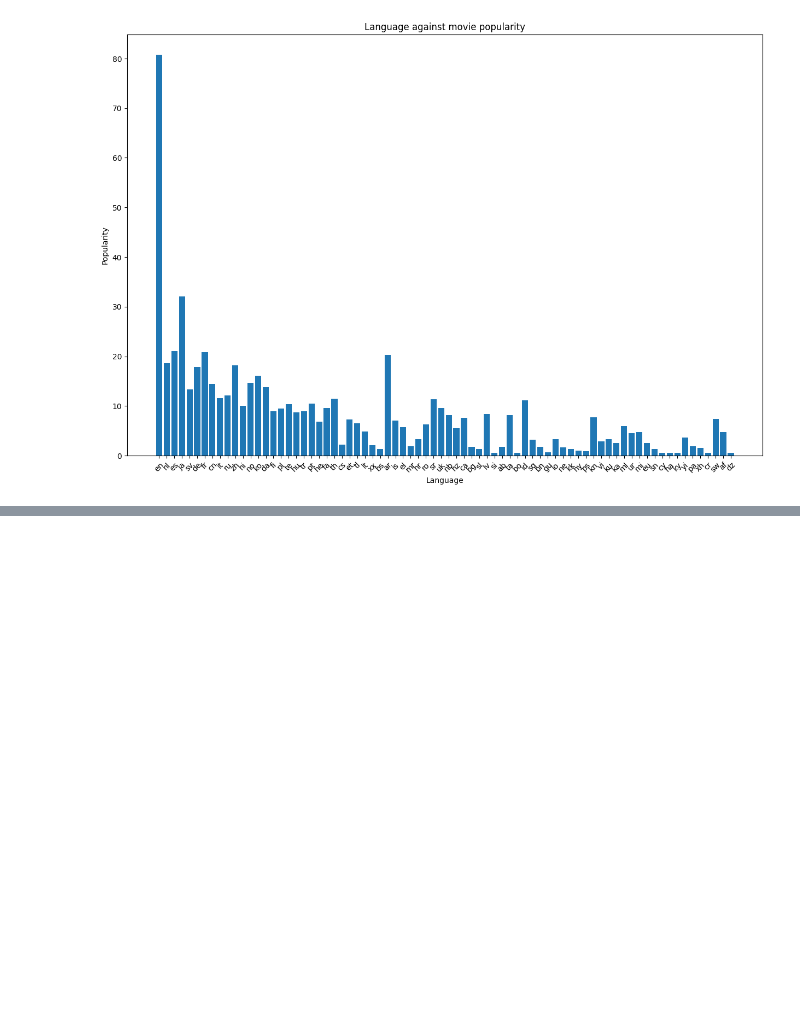
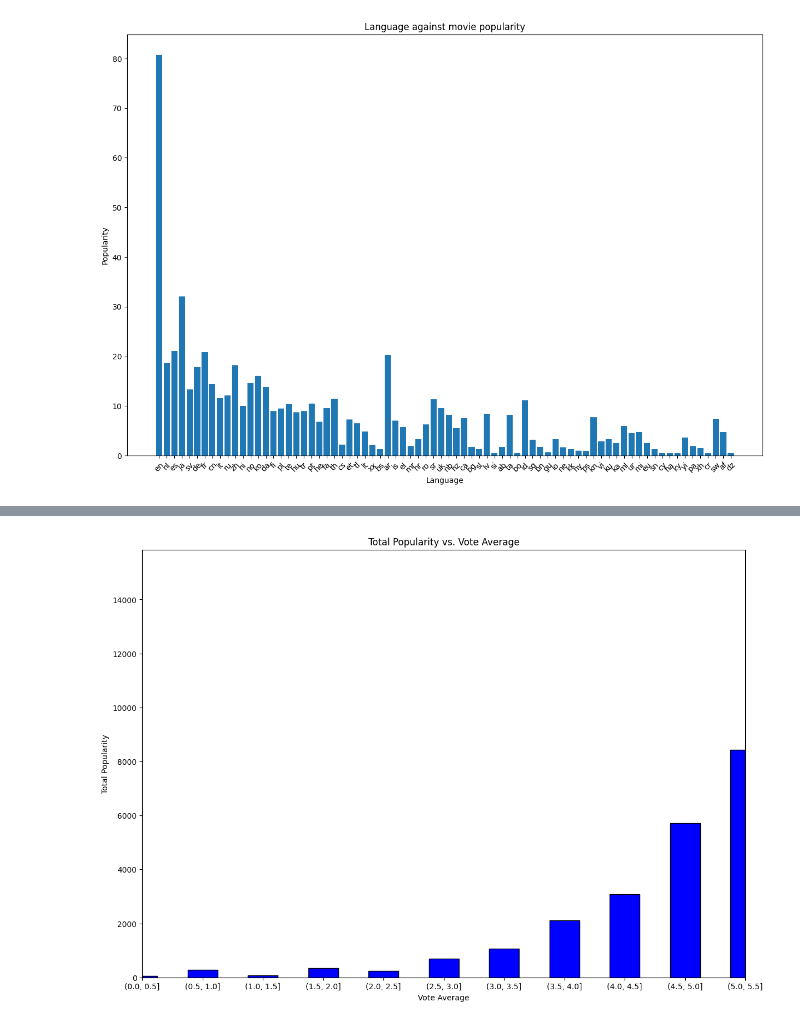
Before and after one commit to Mngambi/dsc-phase-1-project-v2-4, a Jupyter notebook: student.ipynb, the cells around one changed output, grey strips where cells are left out. Cells and saved outputs as stored; diff of their text form; code cells hidden in the pictures; blank space fills up the shorter version.

```diff
--- a/student.ipynb
+++ b/student.ipynb
@@ -464,0 +513,32 @@ plt.show()
+# %%
+import numpy as np
+
+# Calculate the bins for vote_average values
+bins = np.arange(0, 11, 0.5)
+
+# Group the data into bins based on vote_average values
+grouped_data = df_tmdb.groupby(pd.cut(df_tmdb['vote_average'], bins))
+
+# Aggregate the raw popularity values for each bin
+popularity_totals = grouped_data['popularity'].sum()
+
+# Set labels and title
+plt.figure(figsize=(14, 10))
+plt.xlabel('Vote Average')
+plt.ylabel('Total Popularity')
+plt.title('Total Popularity vs. Vote Average')
+
+# Set axis scaling and limits
+plt.xscale('linear')
+plt.yscale('linear')
+plt.xlim(0, 10)
+plt.ylim(0, popularity_totals.max() * 1.1)  # Adjust y-axis limit to accommodate maximum popularity value
+
+# Plot the bars
+plt.bar(popularity_totals.index.astype(str), popularity_totals, width=0.5, color='blue', edgecolor='black')
+
+# Show the plot
+plt.grid(False)
+plt.show()
+# %% [output]
+[figure, added]
```
Also changed, not shown: parts of 2 cells of this notebook.
